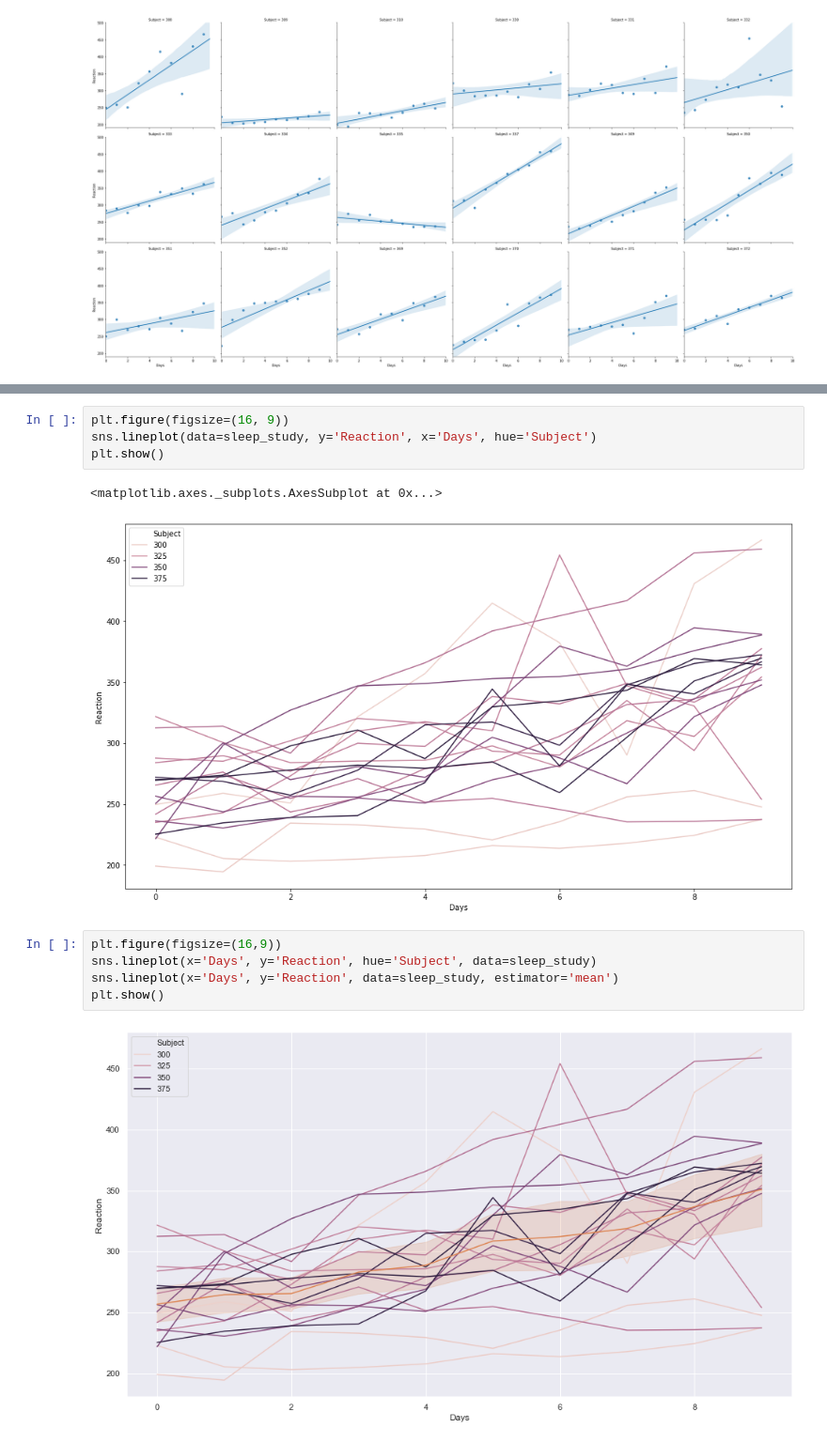
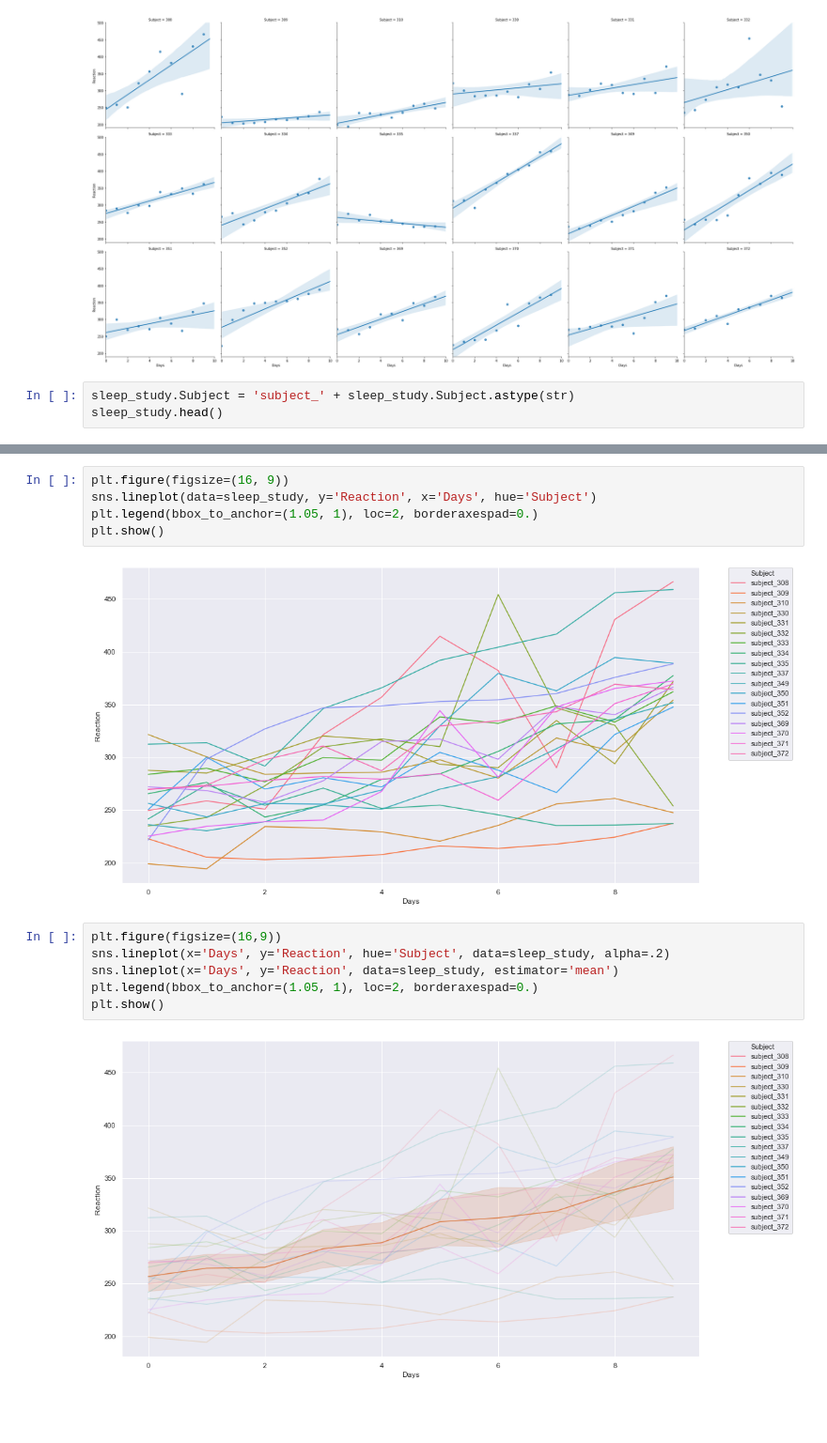
Before and after one commit to chasethompson/python-exercises, a Jupyter notebook: 4.8.5_seaborn_exercises.ipynb, the cells around one changed output, grey strips where cells are left out. Shown at 94% size. Drawn from its saved outputs; the diff is of its cells as text; blank space fills up the shorter version.

```diff
--- a/4.8.5_seaborn_exercises.ipynb
+++ b/4.8.5_seaborn_exercises.ipynb
@@ -321,3 +362,6 @@ reaction_by_days_per_subject.set(xlim=(0,10), ylim=(190, 500))
 plt.show()
 # %% [output]
 [figure]
+# %%
+sleep_study.Subject = 'subject_' + sleep_study.Subject.astype(str)
+sleep_study.head()
@@ -324,14 +375,15 @@ plt.show()
 # %%
 plt.figure(figsize=(16, 9))
 sns.lineplot(data=sleep_study, y='Reaction', x='Days', hue='Subject')
+plt.legend(bbox_to_anchor=(1.05, 1), loc=2, borderaxespad=0.)
 plt.show()
 # %% [output]
-<matplotlib.axes._subplots.AxesSubplot at 0x...>
-[figure, old version]
+[figure, new version]
 # %%
 plt.figure(figsize=(16,9))
-sns.lineplot(x='Days', y='Reaction', hue='Subject', data=sleep_study)
+sns.lineplot(x='Days', y='Reaction', hue='Subject', data=sleep_study, alpha=.2)
 sns.lineplot(x='Days', y='Reaction', data=sleep_study, estimator='mean')
+plt.legend(bbox_to_anchor=(1.05, 1), loc=2, borderaxespad=0.)
 plt.show()
 # %% [output]
-[figure, old version]
+[figure, new version]
```
Also changed, not shown: parts of 19 cells of this notebook.
